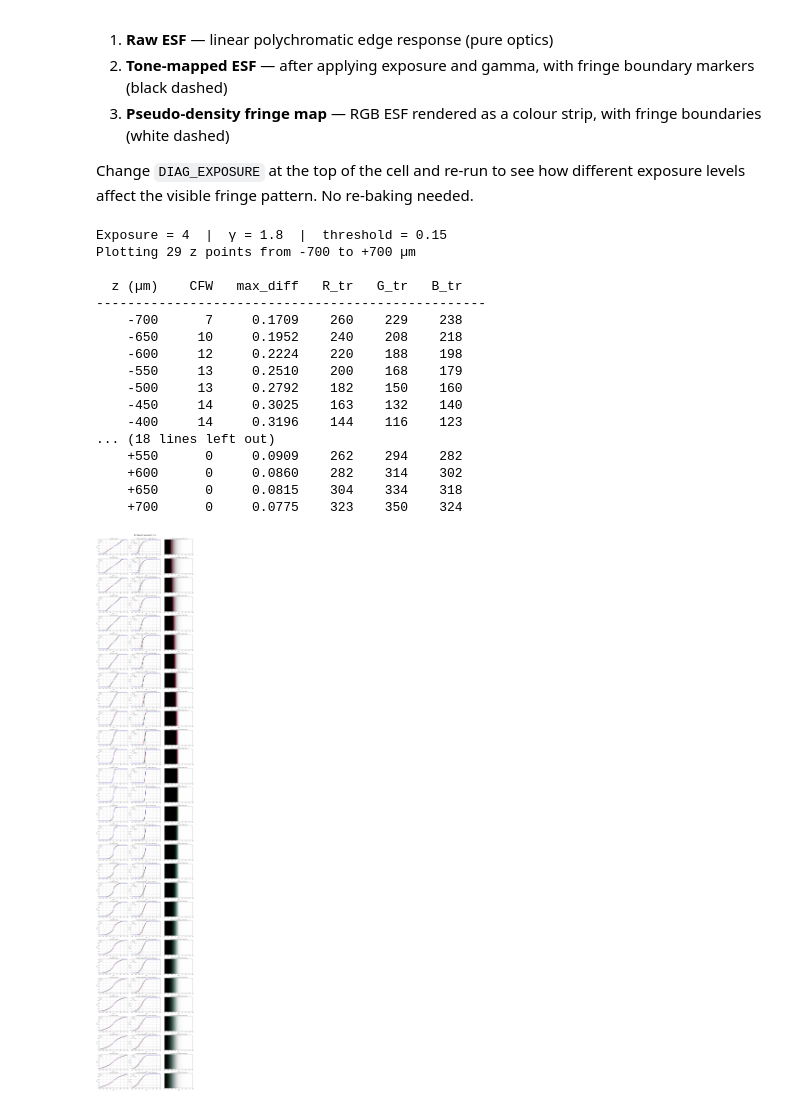
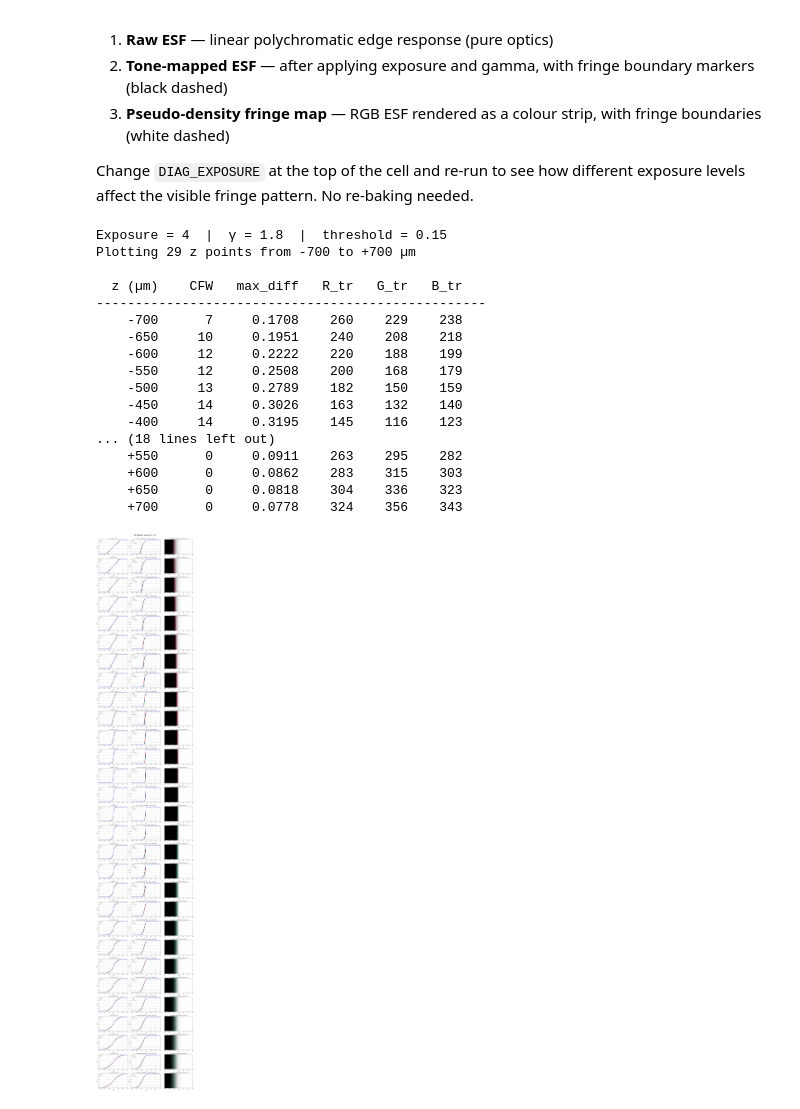
Before and after one commit to Leyangf/ColorFringeCalculation, a Jupyter notebook: examples/cfw_fftpsf_demo.ipynb, the cells around one changed output. Cells and saved outputs as stored; diff of their text form; code cells hidden in the pictures.

```diff
--- a/examples/cfw_fftpsf_demo.ipynb
+++ b/examples/cfw_fftpsf_demo.ipynb
@@ -117,9 +117,9 @@ Combine the cached monochromatic ESFs with the current sensor × D65 spectral we
 # PSF grid parameters (num_rays=400, grid_size=512):
 #   Q = 512 / 399 ≈ 1.28  (acceptable for |z| >> λ·FNO² ≈ 2 µm)
 
-_X_UM      = np.arange(-400, 401, dtype=float)   # 801 µm, 1 µm step
-_NUM_RAYS  = 400
-_GRID_SIZE = 512
+_X_UM      = np.arange(-300, 301, dtype=float)   # 601 µm, 1 µm step
+_NUM_RAYS  = 512
+_GRID_SIZE = 800
 _WL_STRIDE = 3
 _STRATEGY  = "chief_ray"
 
@@ -341,7 +341,7 @@ for _i in _diag_indices:
 _n = len(_diag_indices)
 fig, _axes = plt.subplots(_n, 3, figsize=(18, 3.5 * _n), squeeze=False,
                           gridspec_kw={"width_ratios": [1, 1, 1]})
-_xlim = (-200, 200)
+_xlim = (-300, 300)
 
 for _row, _i in enumerate(_diag_indices):
     _z_val = float(_z_bake[_i])
@@ -379,42 +379,42 @@ for _row, _i in enumerate(_diag_indices):
     # Column 2: pseudo-density fringe map + fringe boundaries
     _img_row = np.stack([_tone_esf["R"], _tone_esf["G"], _tone_esf["B"]], axis=1)
     _img = np.repeat(np.clip(_img_row, 0, 1)[:, None, :], _IMG_HEIGHT, axis=1)
     _axes[_row, 2].imshow(
         _img.swapaxes(0, 1),
         extent=(float(_X_UM.min()), float(_X_UM.max()), 0.0, float(_IMG_HEIGHT)),
         aspect="auto", origin="lower",
     )
     for _jidx in _jumps:
         _axes[_row, 2].axvline(_X_UM[_jidx], color="w", ls="--", lw=1, alpha=0.8)
     _axes[_row, 2].set_xlim(_xlim)
     _axes[_row, 2].set_xlabel("x (µm)")
     _axes[_row, 2].set_yticks([])
     _axes[_row, 2].set_title(f"{_lbl}  [fringe map]  CFW={_cfw} µm")
 
     for _ax in _axes[_row, :2]:
         _ax.legend(fontsize=7)
         _ax.grid(True)
 
 plt.suptitle(f"ESF Diagnostic  (exposure={DIAG_EXPOSURE}, γ={GAMMA_DEFAULT})",
              fontsize=14, fontweight="bold", y=1.002)
 plt.tight_layout()
 plt.show()
 # %% [output]
 Exposure = 4  |  γ = 1.8  |  threshold = 0.15
 Plotting 29 z points from -700 to +700 µm
 
   z (µm)    CFW   max_diff   R_tr   G_tr   B_tr
 --------------------------------------------------
-    -700      7     0.1709    260    229    238
-    -650     10     0.1952    240    208    218
-    -600     12     0.2224    220    188    198
-    -550     13     0.2510    200    168    179
-    -500     13     0.2792    182    150    160
-    -450     14     0.3025    163    132    140
-    -400     14     0.3196    144    116    123
+    -700      7     0.1708    260    229    238
+    -650     10     0.1951    240    208    218
+    -600     12     0.2222    220    188    199
+    -550     12     0.2508    200    168    179
+    -500     13     0.2789    182    150    159
+    -450     14     0.3026    163    132    140
+    -400     14     0.3195    145    116    123
 ... (18 lines left out)
-    +550      0     0.0909    262    294    282
-    +600      0     0.0860    282    314    302
-    +650      0     0.0815    304    334    318
-    +700      0     0.0775    323    350    324
+    +550      0     0.0911    263    295    282
+    +600      0     0.0862    283    315    303
+    +650      0     0.0818    304    336    323
+    +700      0     0.0778    324    356    343
-[figure, old version]
+[figure, new version]
```
Also changed, not shown: parts of 4 cells of this notebook, 5 other files.
